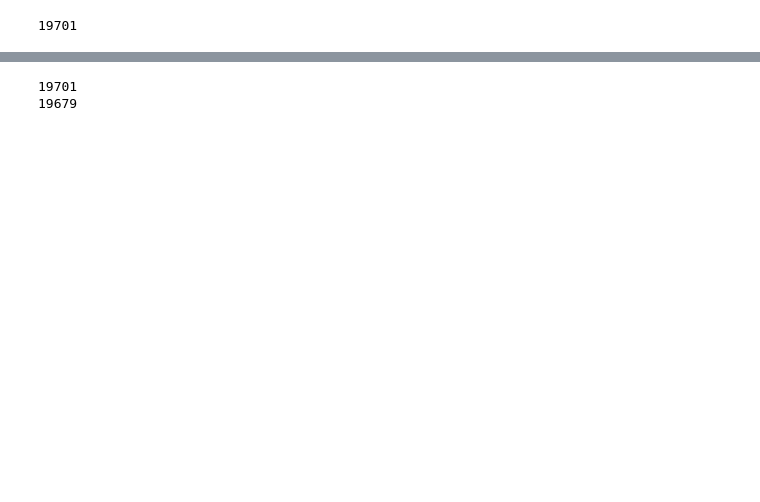
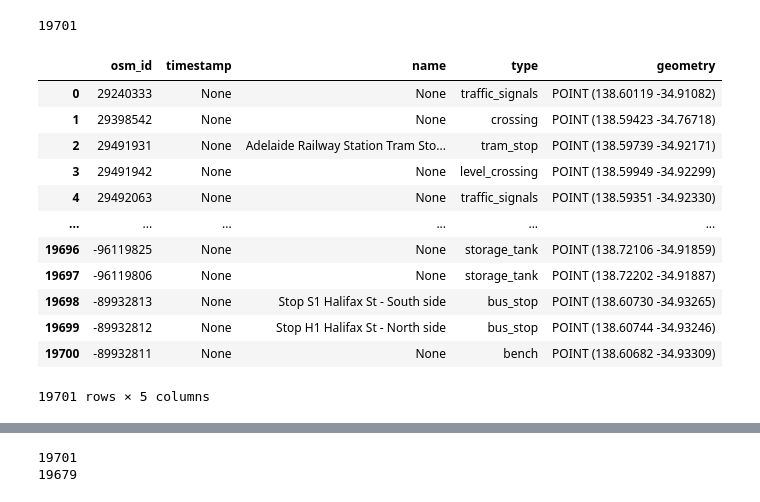
Before and after one commit to cjsyzwsh/South_Australia_Transport_Econ, a Jupyter notebook: notebooks/jason/3.2-poi_merge.ipynb, the cells around one changed output, grey strips where cells are left out. Saved outputs shown, nothing was run; the diff lists cells and outputs as text; code cells hidden in the pictures; blank space fills up the shorter version.

```diff
--- a/notebooks/jason/3.2-poi_merge.ipynb
+++ b/notebooks/jason/3.2-poi_merge.ipynb
@@ -101,4 +103,20 @@ print(len(poi_df.geometry))
 # print(not_found_count)
 # %%
 # type(sa2_south_au["SA2_MAIN16"].values[0])
+# %%
+poi_df
+# %% [output]
+|  | osm_id | timestamp | name | type | geometry |
+| 0 | 29240333 | None | None | traffic_signals | POINT (138.60119 -34.91082) |
+| 1 | 29398542 | None | None | crossing | POINT (138.59423 -34.76718) |
+| 2 | 29491931 | None | Adelaide Railway Station Tram Sto... | tram_stop | POINT (138.59739 -34.92171) |
+| 3 | 29491942 | None | None | level_crossing | POINT (138.59949 -34.92299) |
+| 4 | 29492063 | None | None | traffic_signals | POINT (138.59351 -34.92330) |
+| ... | ... | ... | ... | ... | ... |
+| 19696 | -96119825 | None | None | storage_tank | POINT (138.72106 -34.91859) |
+| 19697 | -96119806 | None | None | storage_tank | POINT (138.72202 -34.91887) |
+| 19698 | -89932813 | None | Stop S1 Halifax St - South side | bus_stop | POINT (138.60730 -34.93265) |
+| 19699 | -89932812 | None | Stop H1 Halifax St - North side | bus_stop | POINT (138.60744 -34.93246) |
+| 19700 | -89932811 | None | None | bench | POINT (138.60682 -34.93309) |
+19701 rows × 5 columns
 # %%
```
Also changed, not shown: parts of 18 cells of this notebook, 10 other files.
